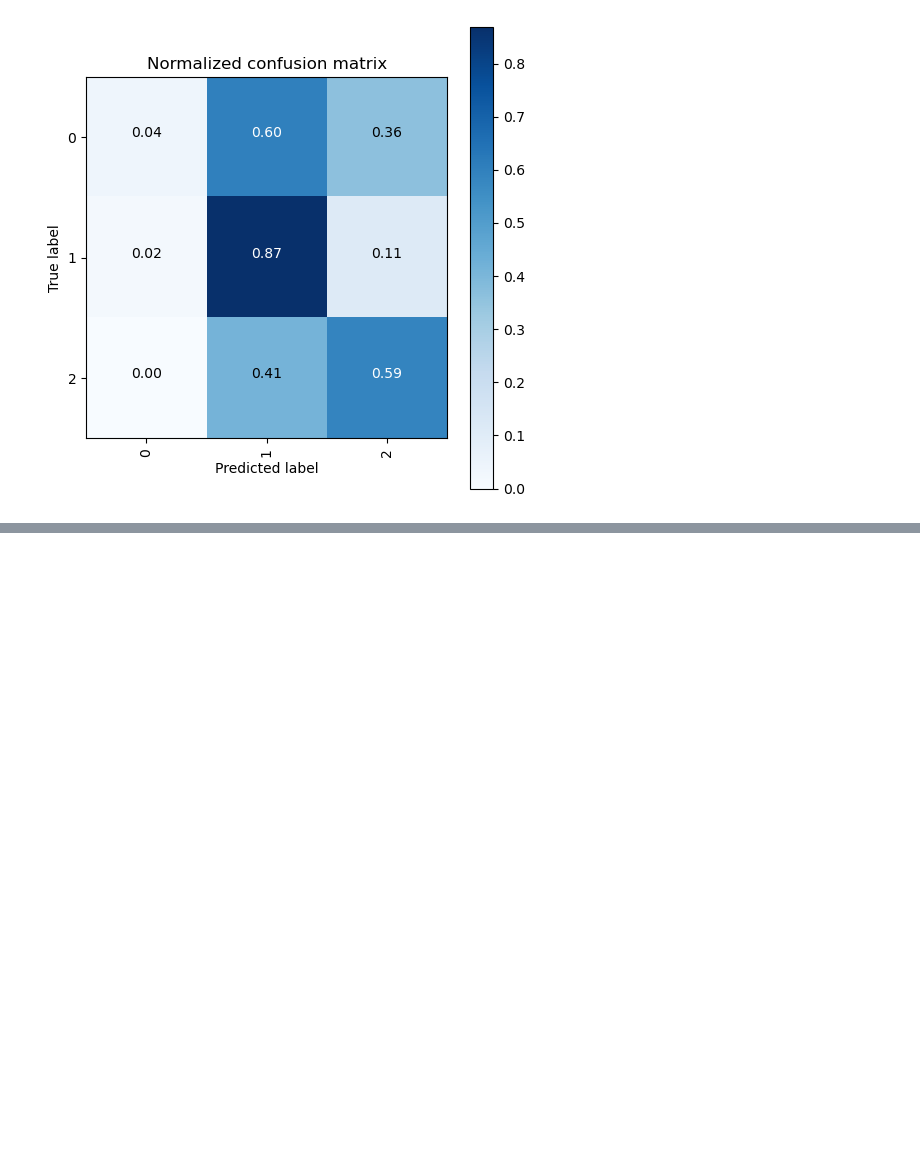
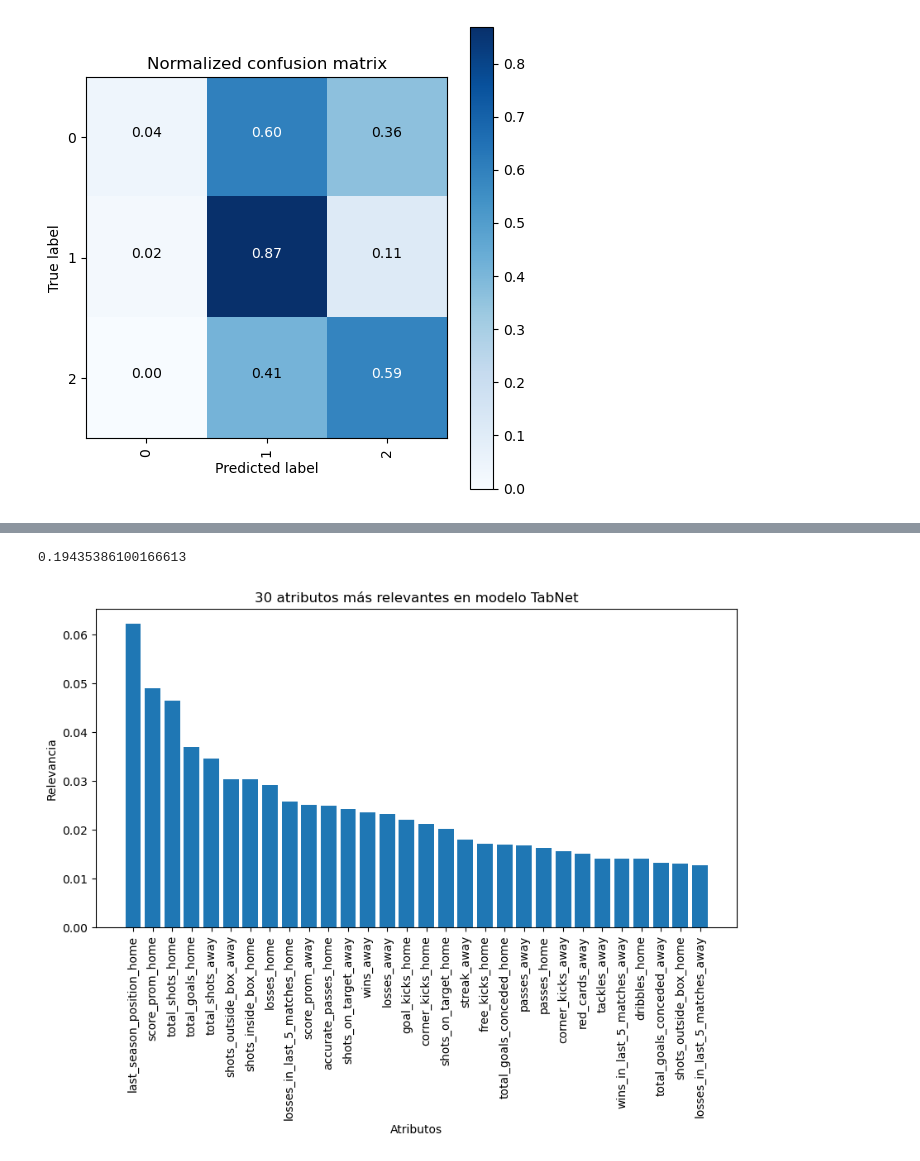
Before and after one commit to gustfernandez/iPre-resultados-deportivos, a Jupyter notebook: TabNet_Premier.ipynb, the cells around one changed output, grey strips where cells are left out. Cells and saved outputs as stored; diff of their text form; code cells hidden in the pictures; blank space fills up the shorter version.

```diff
--- a/TabNet_Premier.ipynb
+++ b/TabNet_Premier.ipynb
@@ -554,0 +566,10 @@ Normalized confusion matrix
+# %%
+# feature importance
+clf.feature_importances_
+#diccionario con los nombres de las columnas y su importancia
+feature_importances = dict(zip(matches_test.columns, clf.feature_importances_))
+#ordenar de mayor a menor
+sorted_feature_importances = dict(sorted(feature_importances.items(), key=lambda item: item[1], reverse=True))
+#las 20 mas importantes
+top = dict(itertools.islice(sorted_feature_importances.items(), 30))
+top
@@ -554,0 +594,16 @@ Normalized confusion matrix
+# %%
+#suma total de importancia 4 mas importante
+sum(list(top.values())[0:4])
+# %% [output]
+0.19435386100166613
+# %%
+#tablatura con las 30 mas importantes img
+plt.figure(figsize=(10,5))
+plt.bar(top.keys(), top.values())
+plt.xticks(rotation=90)
+plt.ylabel("Relevancia")
+plt.xlabel("Atributos")
+plt.title("30 atributos más relevantes en modelo TabNet")
+plt.show()
+# %% [output]
+[figure, added]
```
Also changed, not shown: parts of 5 cells of this notebook, 3 other files.
